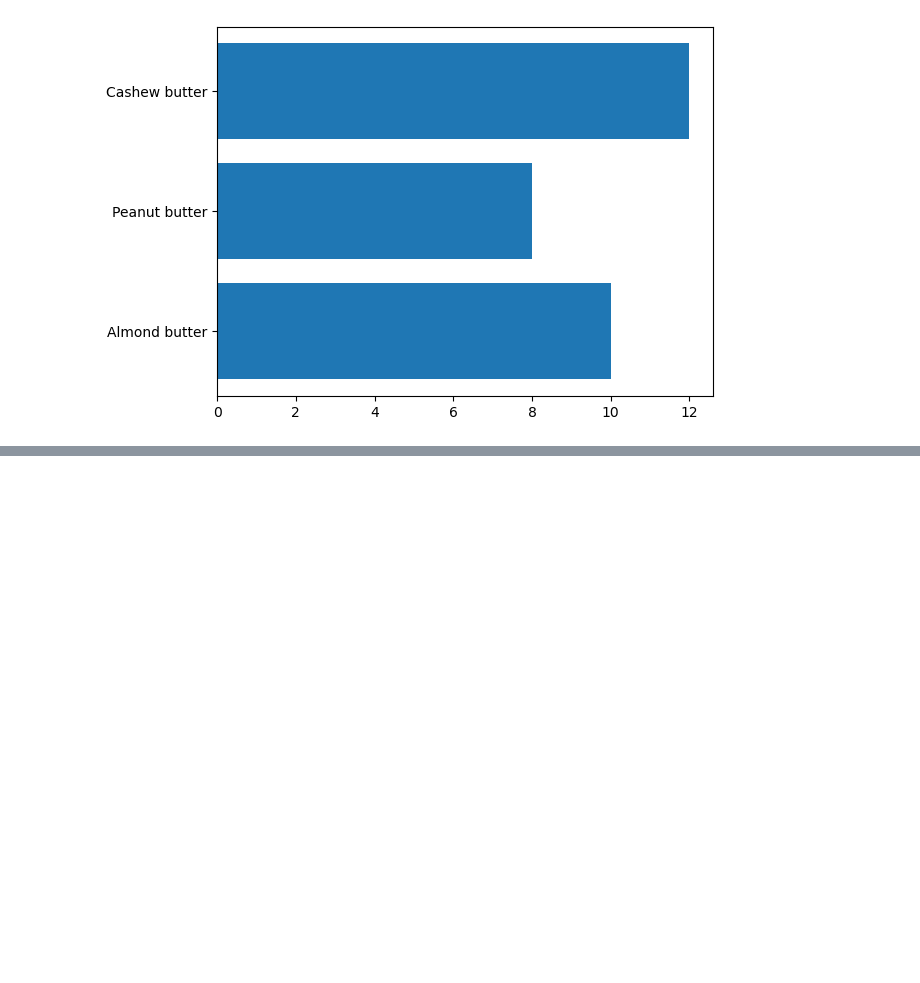
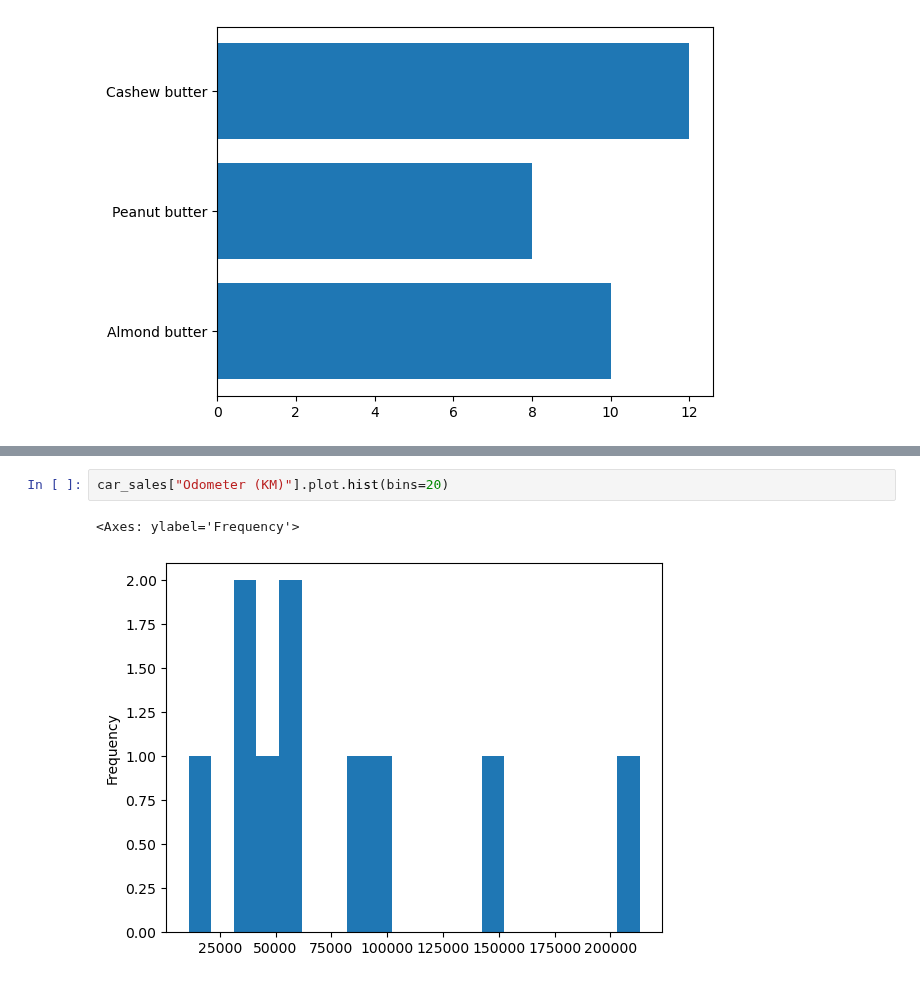
Before and after one commit to ed3899/ml-book, a Jupyter notebook: matplotlib.ipynb, the cells around one changed output, grey strips where cells are left out. Saved outputs shown, nothing was run; the diff lists cells and outputs as text; blank space fills up the shorter version.

```diff
--- a/matplotlib.ipynb
+++ b/matplotlib.ipynb
@@ -70,0 +162,5 @@ ax4.hist(np.random.rand(100))
+# %%
+car_sales["Odometer (KM)"].plot.hist(bins=20)
+# %% [output]
+<Axes: ylabel='Frequency'>
+[figure, added]
```
Also changed, not shown: parts of 16 cells of this notebook, 2 other files.
